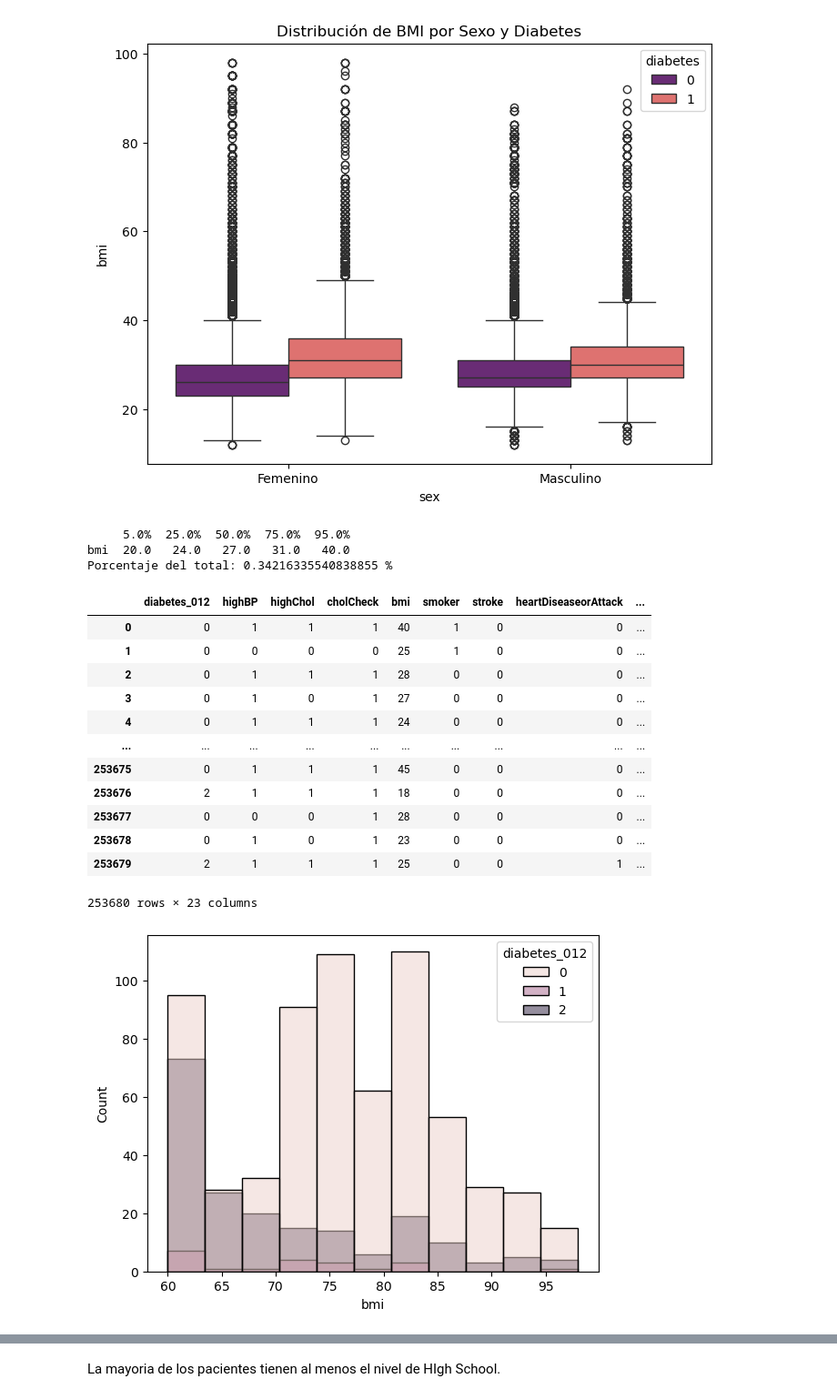
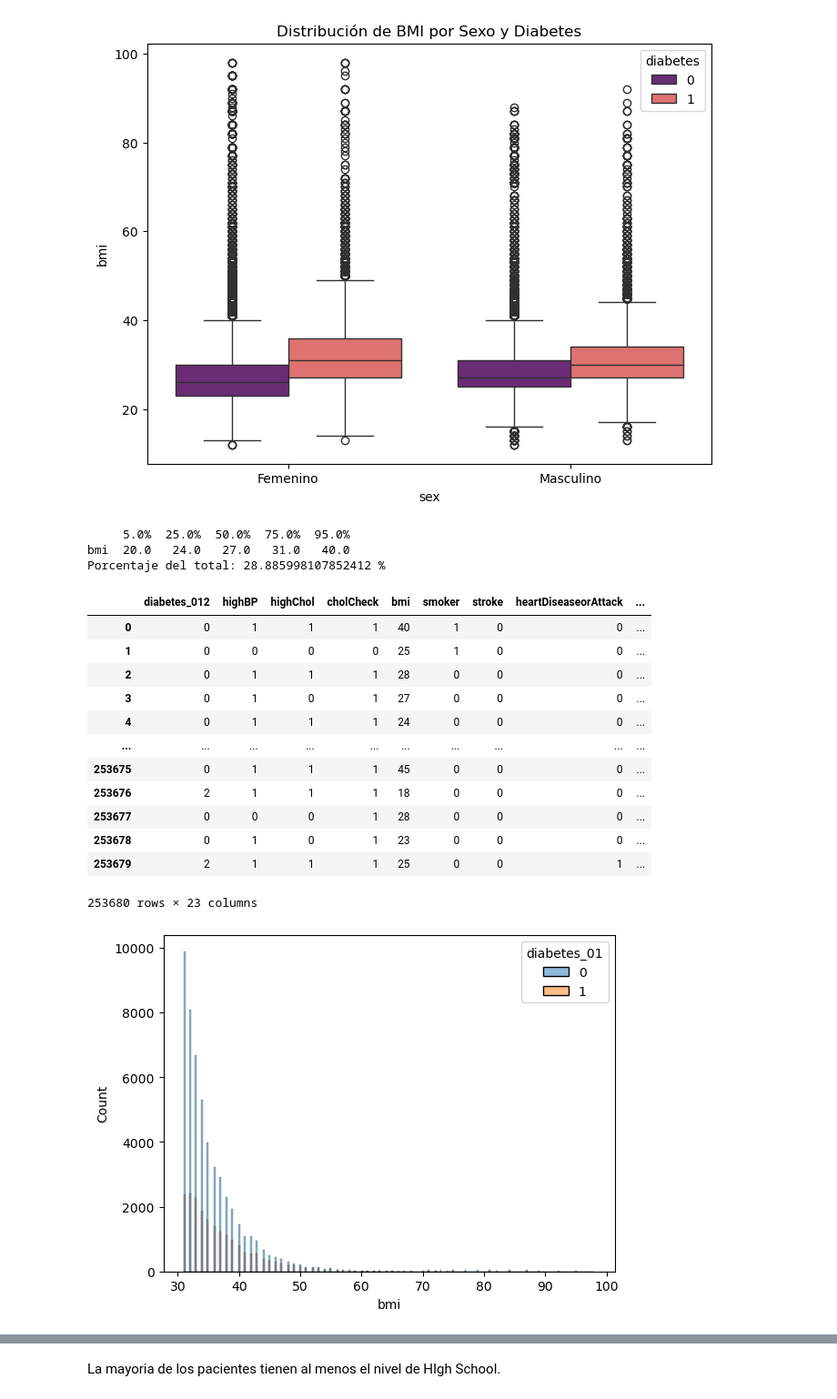
Before and after one commit to juanlt9905/machineLearning2025, a Jupyter notebook: exploracion_de_datos.ipynb, the cells around one changed output, grey strips where cells are left out. Shown at 91% size. Drawn from its saved outputs; the diff is of its cells as text; code cells hidden in the pictures.

```diff
--- a/exploracion_de_datos.ipynb
+++ b/exploracion_de_datos.ipynb
@@ -248,36 +248,36 @@ plt.legend(title='diabetes')
 percentages = [0.05, 0.25, 0.5, 0.75, 0.95]
 df = pd.DataFrame(datos_diabetes['bmi'].quantile(percentages)) #calcular los cuantiles
 df.index = [f'{p * 100}%' for p in percentages]
 print(df.transpose())
 
-df_bmi_60 = datos_diabetes[datos_diabetes['bmi']>=60]
+df_bmi_60 = datos_diabetes[datos_diabetes['bmi']>30]#>=60]
 df_bmi_60
 ##Grafica de frecuencias para bmi mayor a 60
 
 
 sns.histplot(data=df_bmi_60, x='bmi', hue='diabetes_01', kde=False) #bins=k, ax=axes[i], multiple='stack')
 
 print(f'Porcentaje del total: {len(df_bmi_60)/len(datos_diabetes)*100} %')
 
 datos_diabetes
 # %% [output]
      5.0%  25.0%  50.0%  75.0%  95.0%
 bmi  20.0   24.0   27.0   31.0   40.0
-Porcentaje del total: 0.34216335540838855 %
+Porcentaje del total: 28.885998107852412 %
 |  | diabetes_012 | highBP | highChol | cholCheck | bmi | smoker | stroke | heartDiseaseorAttack | ... |
 | 0 | 0 | 1 | 1 | 1 | 40 | 1 | 0 | 0 | ... |
 | 1 | 0 | 0 | 0 | 0 | 25 | 1 | 0 | 0 | ... |
 | 2 | 0 | 1 | 1 | 1 | 28 | 0 | 0 | 0 | ... |
 | 3 | 0 | 1 | 0 | 1 | 27 | 0 | 0 | 0 | ... |
 | 4 | 0 | 1 | 1 | 1 | 24 | 0 | 0 | 0 | ... |
 | ... | ... | ... | ... | ... | ... | ... | ... | ... | ... |
 | 253675 | 0 | 1 | 1 | 1 | 45 | 0 | 0 | 0 | ... |
 | 253676 | 2 | 1 | 1 | 1 | 18 | 0 | 0 | 0 | ... |
 | 253677 | 0 | 0 | 0 | 1 | 28 | 0 | 0 | 0 | ... |
 | 253678 | 0 | 1 | 0 | 1 | 23 | 0 | 0 | 0 | ... |
 | 253679 | 2 | 1 | 1 | 1 | 25 | 0 | 0 | 1 | ... |
 253680 rows × 23 columns
-[figure, old version]
+[figure, new version]
 # %%
 
 plt.figure(figsize=(8, 6))
```
Also changed, not shown: parts of 2 cells of this notebook, 8 other files.
